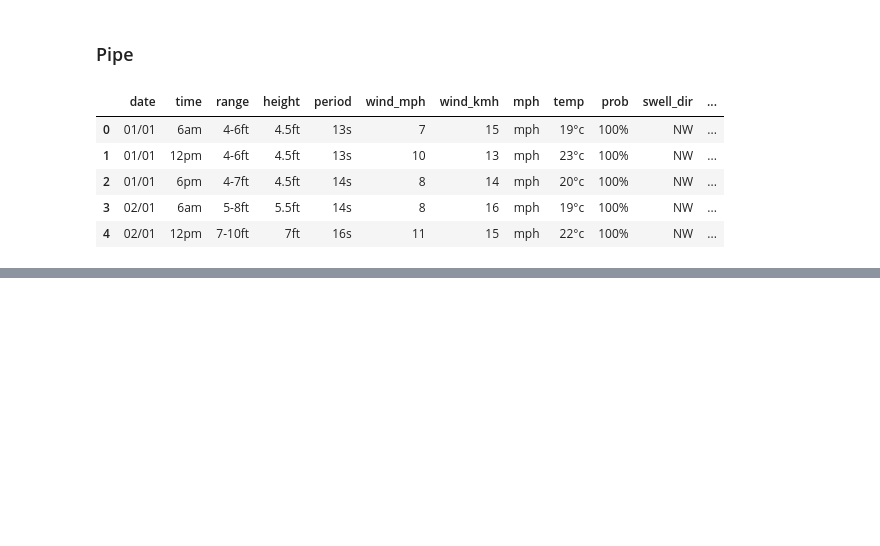
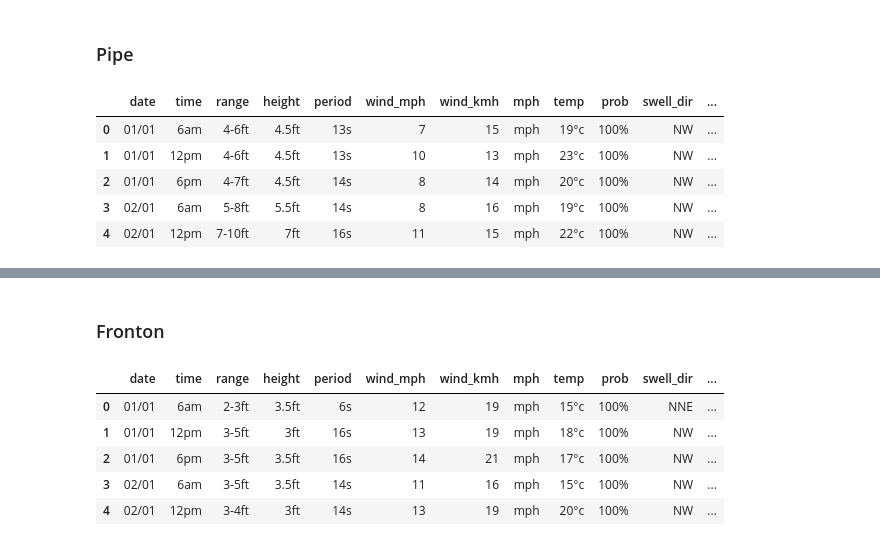
Before and after one commit to lukesmith194/SurfScanner, a Jupyter notebook: data_extraction_plus.ipynb, the cells around one changed output, grey strips where cells are left out. Cells and saved outputs as stored; diff of their text form; code cells hidden in the pictures; blank space fills up the shorter version.

```diff
--- a/data_extraction_plus.ipynb
+++ b/data_extraction_plus.ipynb
@@ -329,0 +343,11 @@ df_pipe_2018.to_csv("df_pipe_2018.csv", index=False)
+# %% [markdown]
+### Fronton
+# %%
+df_fronton_2018.head()
+# %% [output]
+|  | date | time | range | height | period | wind_mph | wind_kmh | mph | temp | prob | swell_dir | ... |
+| 0 | 01/01 | 6am | 2-3ft | 3.5ft | 6s | 12 | 19 | mph | 15°c | 100% | NNE | ... |
+| 1 | 01/01 | 12pm | 3-5ft | 3ft | 16s | 13 | 19 | mph | 18°c | 100% | NW | ... |
+| 2 | 01/01 | 6pm | 3-5ft | 3.5ft | 16s | 14 | 21 | mph | 17°c | 100% | NW | ... |
+| 3 | 02/01 | 6am | 3-5ft | 3.5ft | 14s | 11 | 16 | mph | 15°c | 100% | NW | ... |
+| 4 | 02/01 | 12pm | 3-4ft | 3ft | 14s | 13 | 19 | mph | 20°c | 100% | NW | ... |
```
Also changed, not shown: parts of 22 cells of this notebook, 7 other files.
